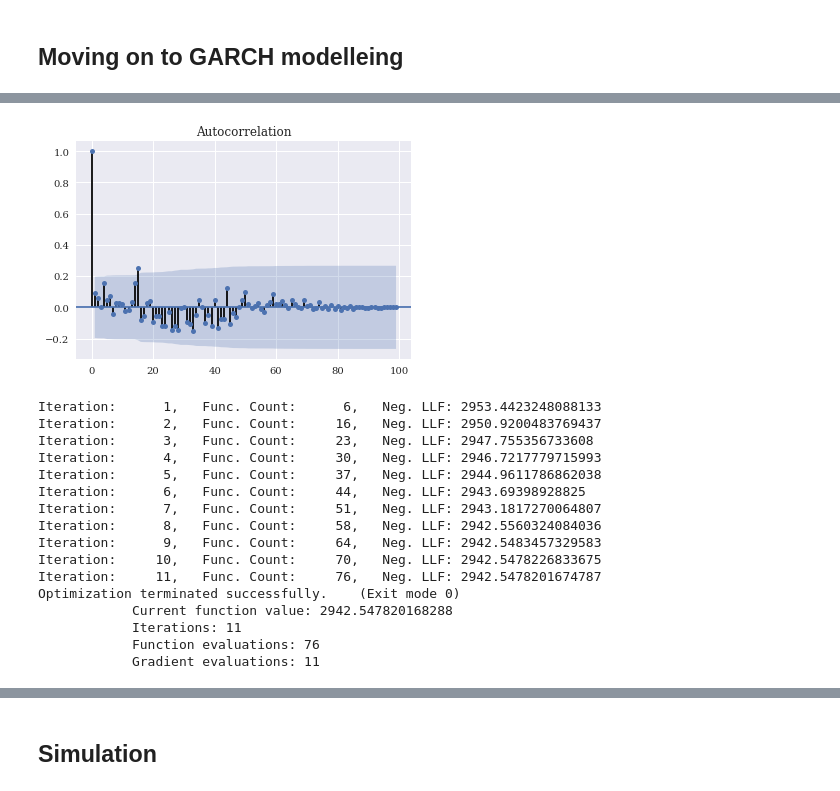
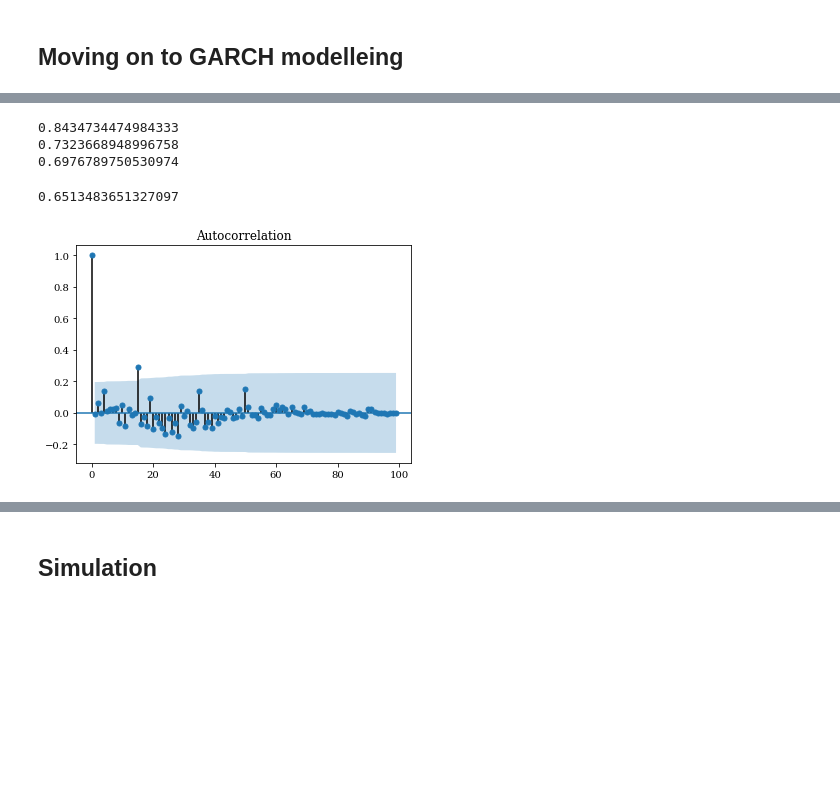
Before and after one commit to MartinBA741/Applied-Corporate-Finance, a Jupyter notebook: Yahoo Finance.ipynb, the cells around one changed output, grey strips where cells are left out. Drawn from its saved outputs; the diff is of its cells as text; code cells hidden in the pictures; blank space fills up the shorter version.

```diff
--- a/Yahoo Finance.ipynb
+++ b/Yahoo Finance.ipynb
@@ -51,8 +52,9 @@ iShares 20+ Year Treasury Bond ETF (TLT)
 iShares Core € Corp Bond UCITS ETF (IEAC)
 # %%
 # List shares of interest as Yahoo Fiance "Ticker"/"Symbol"
-mylist = ['QQQ', 'IVV', 'VIXY', 'VYM', 'VHT', 'IWM', 'GLD', 'VEA', 'VGK', 'SHV', 'TLT']
-        # ["danske.co", "MAERSK-B.CO", 'CHR.CO', "NZYM-B.CO", 'LUN.CO', 'GN.CO', 'CARL-B.CO', 'GEN.CO', 'ORSTED.CO']
+mylist = ['QQQ', 'IVV', 'VYM', 'VHT', 'IWM', 'GLD', 'VEA', 'VGK', 'TLT']
+# mylist = ["danske.co", "MAERSK-B.CO", 'CHR.CO', "NZYM-B.CO", 'LUN.CO', 'GN.CO', 'GEN.CO']
+    #'VIXY', 'SHV' -- 'CARL-B.CO', 'ORSTED.CO'
 noa = len(mylist)
 
 # Create DataFrame to store data
@@ -61,7 +63,7 @@ df_change = pd.DataFrame()
 rets = pd.DataFrame()
 # %%
 for x in mylist:
-    df[x] = pdr.get_data_yahoo(x, start=datetime.datetime(2011, 1, 1))['Adj Close']
+    df[x] = pdr.get_data_yahoo(x, start=datetime.datetime(2017, 1, 1))['Adj Close']
     df_change['pct_c_{}'.format(x)] = df[x].pct_change()   #
     rets[x] = np.log(df[x] / df[x].shift(1))*100
 # %%
@@ -302,7 +435,19 @@ vol 7.4435
+# %%
+print(train.var())
+print(train[-500:].var())
+print(test.var())
+# %% [output]
+0.8434734474984333
+0.7323668948996758
+0.6976789750530974
+# %%
+print(F_V.mean())
+# %% [output]
+0.6513483651327097
 # %%
 squared_rets = rets ** 2
 # %%
-plot_acf(squared_rets['QQQ'][-100:])
+plot_acf(squared_rets['IVV'][-100:])
 pyplot.show()
 # %% [output]
-[figure, old version]
+[figure, new version]
@@ -316,20 +453,0 @@ model = arch_model(train, mean='Constant', vol='GARCH', p=1, q=1)
-# %%
-# fit model
-res = model.fit()
-# %% [output]
-Iteration:      1,   Func. Count:      6,   Neg. LLF: 2953.4423248088133
-Iteration:      2,   Func. Count:     16,   Neg. LLF: 2950.9200483769437
-Iteration:      3,   Func. Count:     23,   Neg. LLF: 2947.755356733608
-Iteration:      4,   Func. Count:     30,   Neg. LLF: 2946.7217779715993
-Iteration:      5,   Func. Count:     37,   Neg. LLF: 2944.9611786862038
-Iteration:      6,   Func. Count:     44,   Neg. LLF: 2943.69398928825
-Iteration:      7,   Func. Count:     51,   Neg. LLF: 2943.1817270064807
-Iteration:      8,   Func. Count:     58,   Neg. LLF: 2942.5560324084036
-Iteration:      9,   Func. Count:     64,   Neg. LLF: 2942.5483457329583
-Iteration:     10,   Func. Count:     70,   Neg. LLF: 2942.5478226833675
-Iteration:     11,   Func. Count:     76,   Neg. LLF: 2942.5478201674787
-Optimization terminated successfully.    (Exit mode 0)
-            Current function value: 2942.547820168288
-            Iterations: 11
-            Function evaluations: 76
-            Gradient evaluations: 11
```
Also changed, not shown: parts of 39 cells of this notebook.
